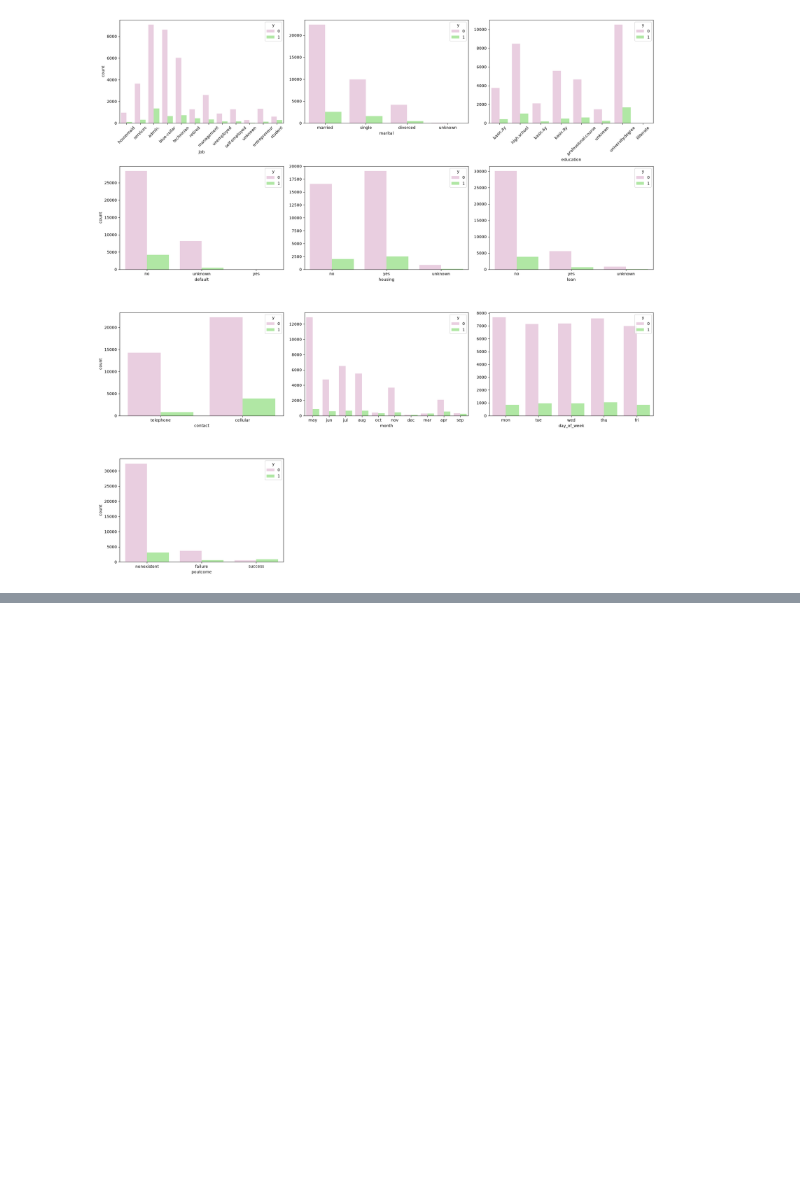
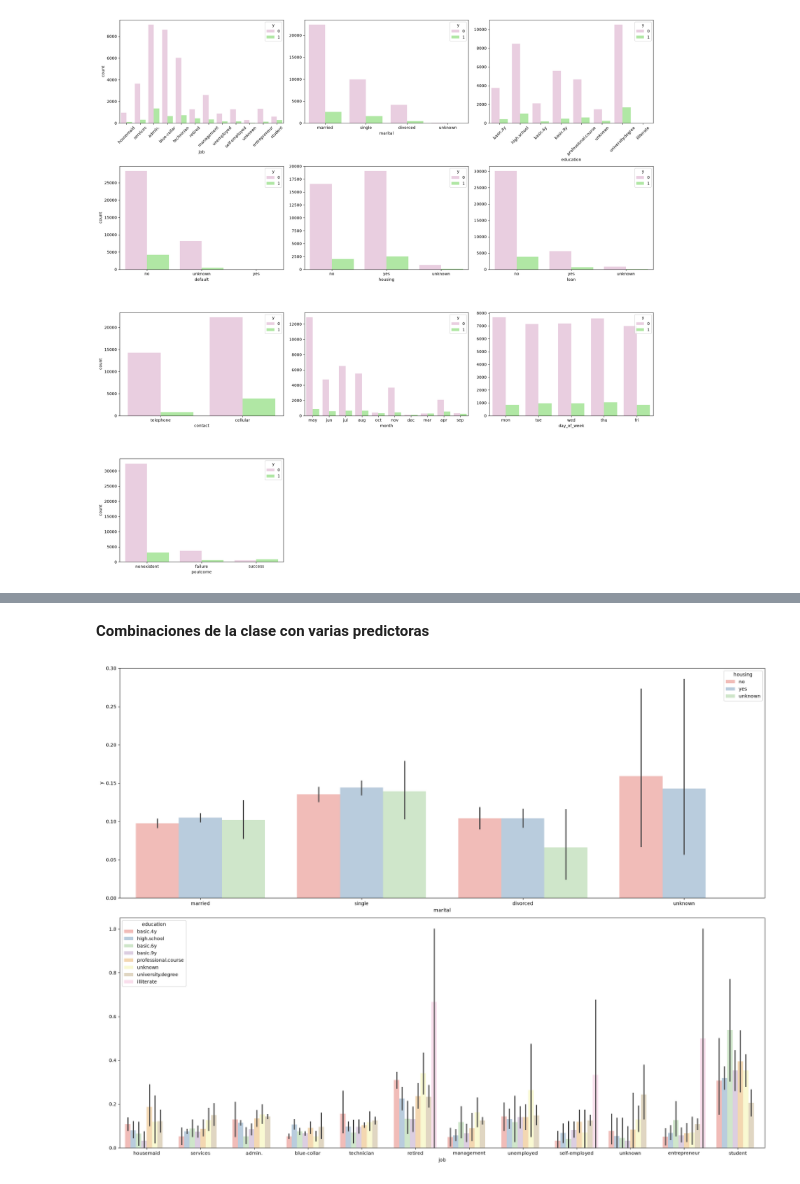
Before and after one commit to aromaydelicadeza/logistic_regression, a Jupyter notebook: src/explore.ipynb, the cells around one changed output, grey strips where cells are left out. Saved outputs shown, nothing was run; the diff lists cells and outputs as text; code cells hidden in the pictures; blank space fills up the shorter version.

```diff
--- a/src/explore.ipynb
+++ b/src/explore.ipynb
@@ -10,7 +16,7 @@ import seaborn as sns
 # %% [markdown]
 ## Paso 1: Carga del conjunto de datos
 # %%
-df = pd.read_csv('https://storage.googleapis.com/breathecode/project-files/bank-marketing-campaign-data.csv', sep=';')
+df = pd.read_csv('../bank-marketing-campaign-data.csv', sep=';')
 df
 # %% [output]
 |  | age | job | marital | education | default | housing | loan | contact | month | day_of_week | ... |
@@ -396,0 +406,13 @@ Analizando los gráficos anteriores concluimos que:
+# %% [markdown]
+**Combinaciones de la clase con varias predictoras**
+# %%
+
+fig, axis = plt.subplots(2, 1, figsize = (20, 15))
+
+sns.barplot(ax = axis[0], data = df, x = 'marital', y = 'y', hue = 'housing', palette = 'Pastel1')
+sns.barplot(ax = axis[1], data = df, x = 'job', y = 'y', hue = 'education', palette = 'Pastel1').set(ylabel = None)
+
+plt.tight_layout()
+plt.show()
+# %% [output]
+[figure, added]
```
Also changed, not shown: parts of 39 cells of this notebook.
